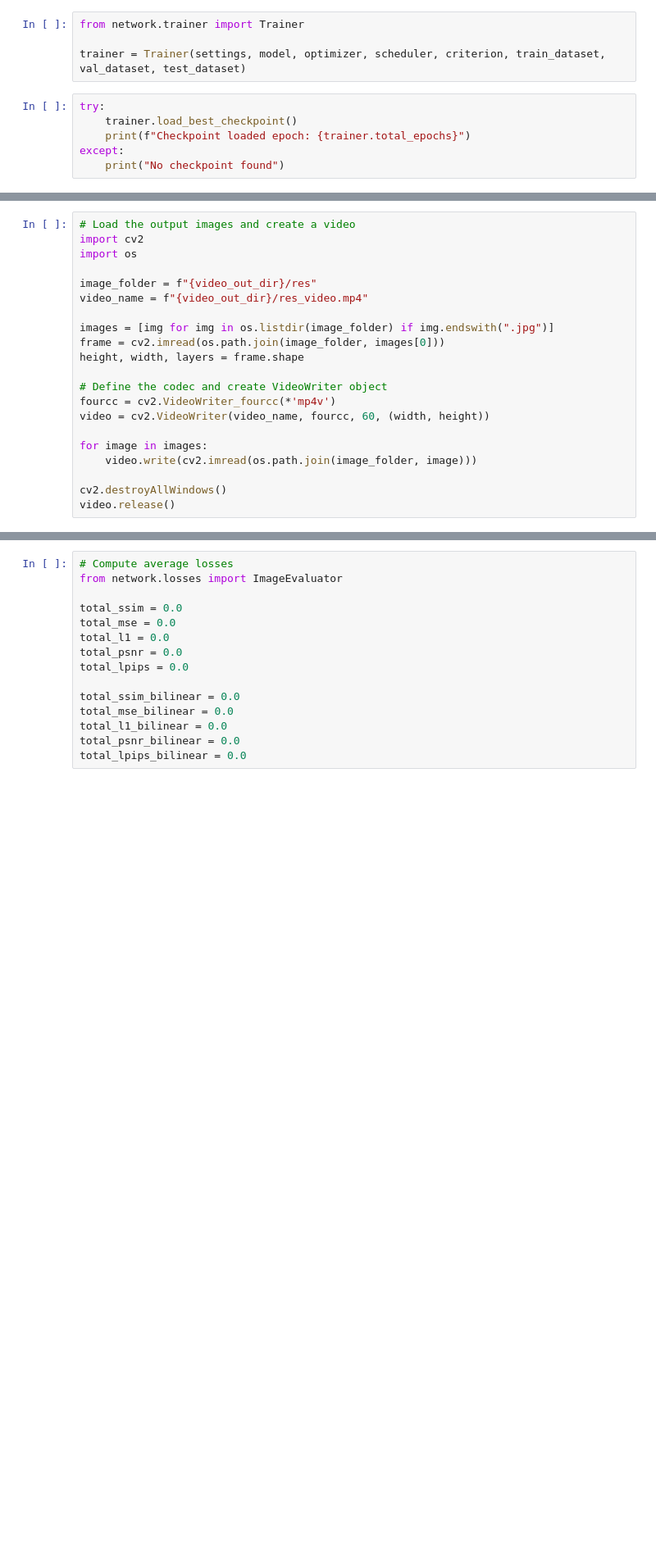
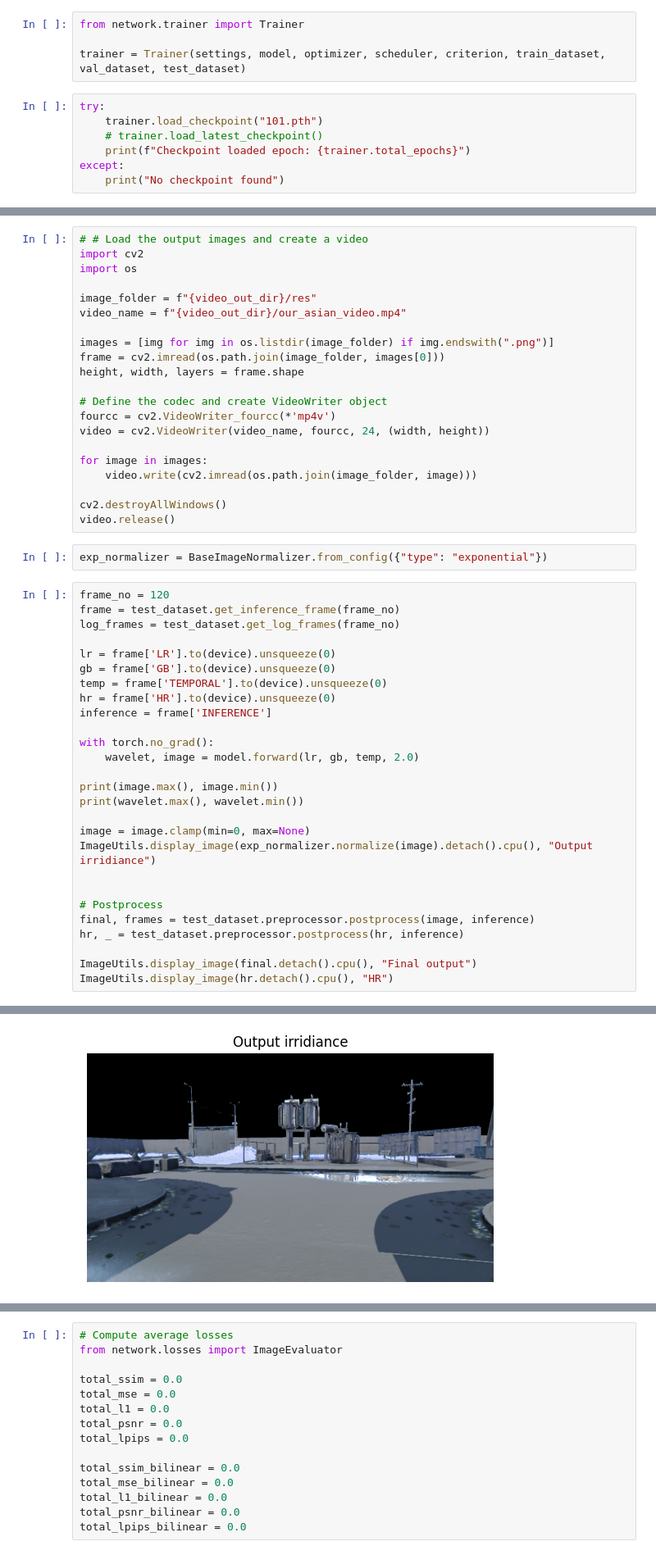
Before and after one commit to Prateek61/WDSS, a Jupyter notebook: jupyter_notebooks/make_video.ipynb, the cells around one changed output, grey strips where cells are left out. Shown at 82% size. Saved outputs shown, nothing was run; the diff lists cells and outputs as text; blank space fills up the shorter version.

```diff
--- a/jupyter_notebooks/make_video.ipynb
+++ b/jupyter_notebooks/make_video.ipynb
@@ -59,7 +58,8 @@ from network.trainer import Trainer
 trainer = Trainer(settings, model, optimizer, scheduler, criterion, train_dataset, val_dataset, test_dataset)
 # %%
 try:
-    trainer.load_best_checkpoint()
+    trainer.load_checkpoint("101.pth")
+    # trainer.load_latest_checkpoint()
     print(f"Checkpoint loaded epoch: {trainer.total_epochs}")
 except:
     print("No checkpoint found")
@@ -108,21 +118,51 @@ for frame_no in tqdm(range(total_frames)):
 # %%
-# Load the output images and create a video
+# # Load the output images and create a video
 import cv2
 import os
 
 image_folder = f"{video_out_dir}/res"
-video_name = f"{video_out_dir}/res_video.mp4"
+video_name = f"{video_out_dir}/our_asian_video.mp4"
 
-images = [img for img in os.listdir(image_folder) if img.endswith(".jpg")]
+images = [img for img in os.listdir(image_folder) if img.endswith(".png")]
 frame = cv2.imread(os.path.join(image_folder, images[0]))
 height, width, layers = frame.shape
 
 # Define the codec and create VideoWriter object
 fourcc = cv2.VideoWriter_fourcc(*'mp4v')
-video = cv2.VideoWriter(video_name, fourcc, 60, (width, height))
+video = cv2.VideoWriter(video_name, fourcc, 24, (width, height))
 
 for image in images:
     video.write(cv2.imread(os.path.join(image_folder, image)))
 
 cv2.destroyAllWindows()
 video.release()
+# %%
+exp_normalizer = BaseImageNormalizer.from_config({"type": "exponential"})
+# %%
+frame_no = 120
+frame = test_dataset.get_inference_frame(frame_no)
+log_frames = test_dataset.get_log_frames(frame_no)
+
+lr = frame['LR'].to(device).unsqueeze(0)
+gb = frame['GB'].to(device).unsqueeze(0)
+temp = frame['TEMPORAL'].to(device).unsqueeze(0)
+hr = frame['HR'].to(device).unsqueeze(0)
+inference = frame['INFERENCE']
+
+with torch.no_grad():
+    wavelet, image = model.forward(lr, gb, temp, 2.0)
+
+print(image.max(), image.min())
+print(wavelet.max(), wavelet.min())
+
+image = image.clamp(min=0, max=None)
+ImageUtils.display_image(exp_normalizer.normalize(image).detach().cpu(), "Output irridiance")
+
+
+# Postprocess
+final, frames = test_dataset.preprocessor.postprocess(image, inference)
+hr, _ = test_dataset.preprocessor.postprocess(hr, inference)
+
+ImageUtils.display_image(final.detach().cpu(), "Final output")
+ImageUtils.display_image(hr.detach().cpu(), "HR")
+# %% [output]
@@ -128,0 +171 @@ video.release()
+[figure, added]
```
Also changed, not shown: parts of 12 cells of this notebook, 11 other files.
